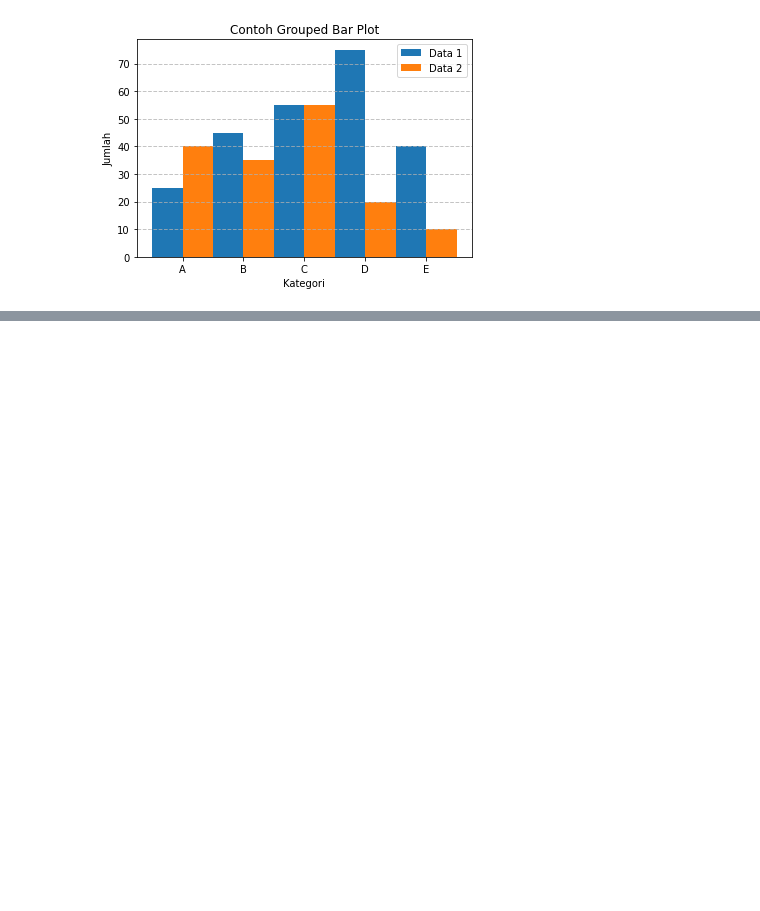
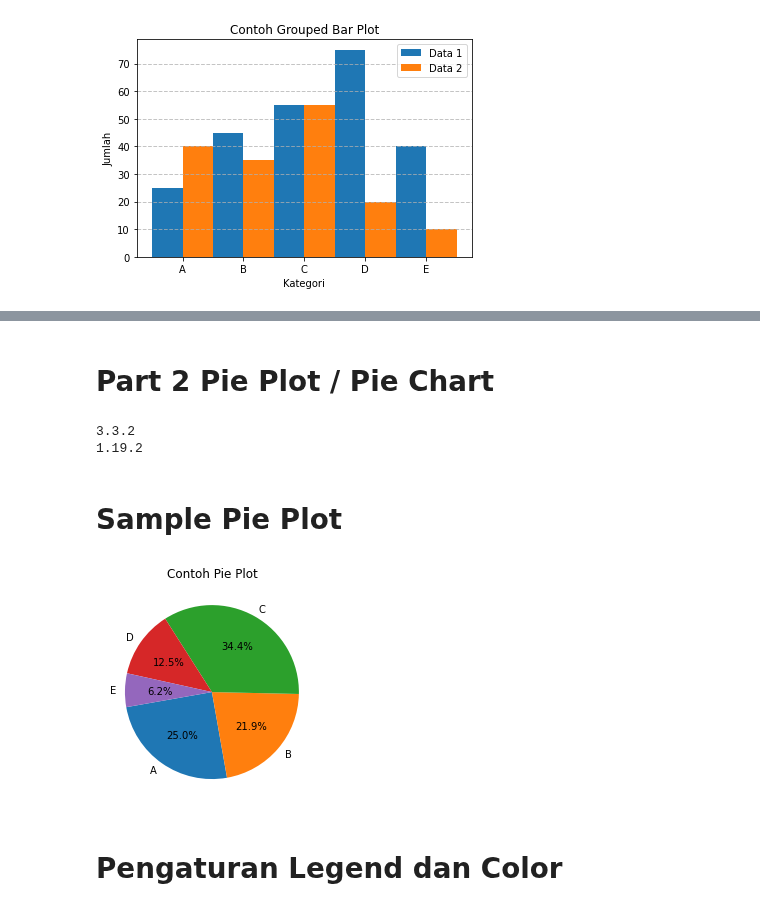
Before and after one commit to MarkvinsonAvatara/Matplotlib_learn, a Jupyter notebook: MatplotlibLearnWeek4.ipynb, the cells around one changed output, grey strips where cells are left out. Drawn from its saved outputs; the diff is of its cells as text; code cells hidden in the pictures; blank space fills up the shorter version.

Commit message:
Menambahkan Part 2

```diff
--- a/MatplotlibLearnWeek4.ipynb
+++ b/MatplotlibLearnWeek4.ipynb
@@ -165,0 +168,2 @@ plt.show()
+# %% [markdown]
+# Part 2 Pie Plot / Pie Chart
@@ -165,0 +177,25 @@ plt.show()
+# %%
+#check version
+print(matplotlib.__version__)
+print(np.__version__)
+# %% [output]
+3.3.2
+1.19.2
+# %% [markdown]
+# Sample Pie Plot
+# %%
+#data prep
+data = [40,35,55,20,10]
+kategori = ['A','B','C','D','E']
+# %%
+plt.pie(data, labels=kategori, autopct='%1.1f%%',startangle=190)
+#parameter labels optional
+#parameter autopct digunakan untuk menampilkan presentase dari setiap pada pie plot (optional)
+#parameter startangle digunakan untuk melakukan rotasi pada pie plot
+
+plt.title('Contoh Pie Plot')
+plt.show()
+# %% [output]
+[figure, added]
+# %% [markdown]
+# Pengaturan Legend dan Color
```
Also changed, not shown: parts of 8 cells of this notebook.
